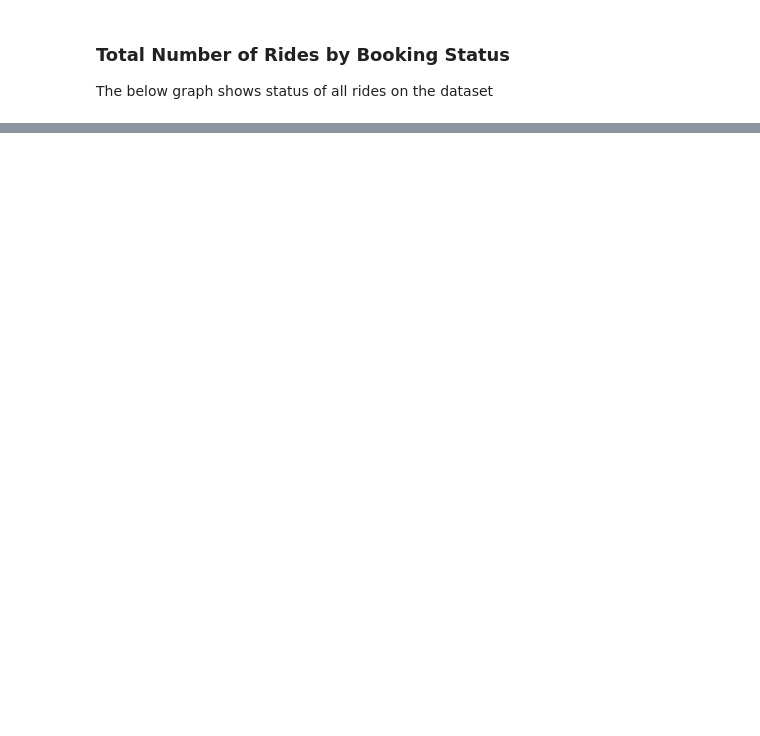
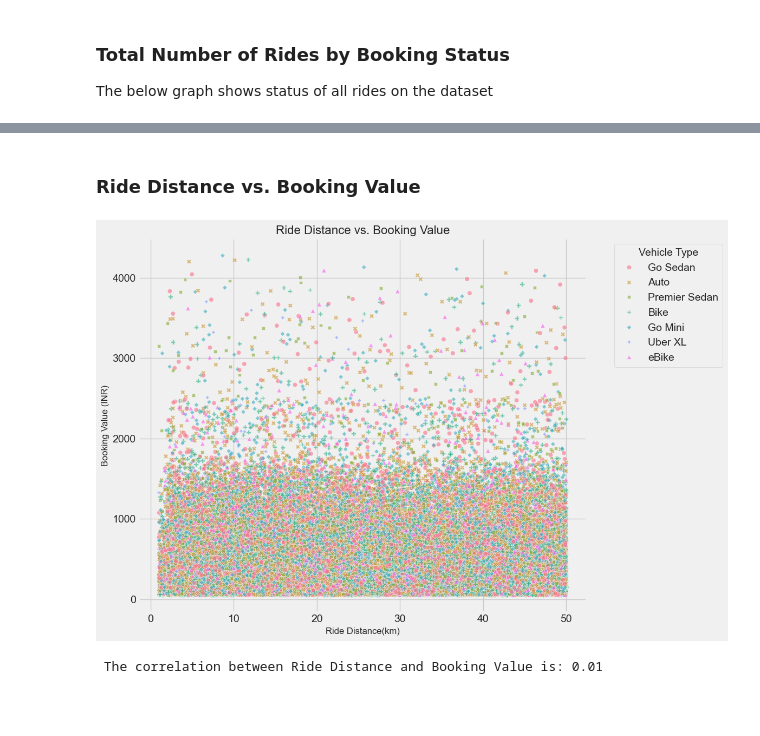
Before and after one commit to mahadevanpb/Uber-Ride-Data-Analysis, a Jupyter notebook: Visualization Dashboard.ipynb, the cells around one changed output, grey strips where cells are left out. Cells and saved outputs as stored; diff of their text form; code cells hidden in the pictures; blank space fills up the shorter version.

```diff
--- a/Visualization Dashboard.ipynb
+++ b/Visualization Dashboard.ipynb
@@ -96,0 +184,31 @@ plt.savefig('visualization/Booking_status.png')
+# %% [markdown]
+### Ride Distance vs. Booking Value
+# %%
+completed_rides_df = df1[(df1['Booking Value'] > 0) & (df1['Ride Distance'] > 0)].copy()
+
+plt.figure(figsize=(12, 8))
+sns.scatterplot(
+    x='Ride Distance',
+    y='Booking Value',
+    data=completed_rides_df,
+    hue='Vehicle Type',
+    style='Vehicle Type',
+    alpha=0.6
+)
+
+plt.title('Ride Distance vs. Booking Value', fontsize=16)
+plt.xlabel('Ride Distance(km)', fontsize=12)
+plt.ylabel('Booking Value (INR)', fontsize=12)
+plt.legend(title='Vehicle Type', bbox_to_anchor=(1.05, 1), loc='upper left')
+plt.tight_layout()
+plt.savefig('visualization/ride_distance_vs_booking_value.png')
+plt.show()
+
+#Correlation Analysis
+correlation = completed_rides_df[['Ride Distance', 'Booking Value']].corr().iloc[0, 1]
+print(f" The correlation between Ride Distance and Booking Value is: {correlation:.2f}")
+# %% [output]
+[figure, added]
+ The correlation between Ride Distance and Booking Value is: 0.01
+# %% [markdown]
+###
```
Also changed, not shown: parts of 12 cells of this notebook, 1 other file.
